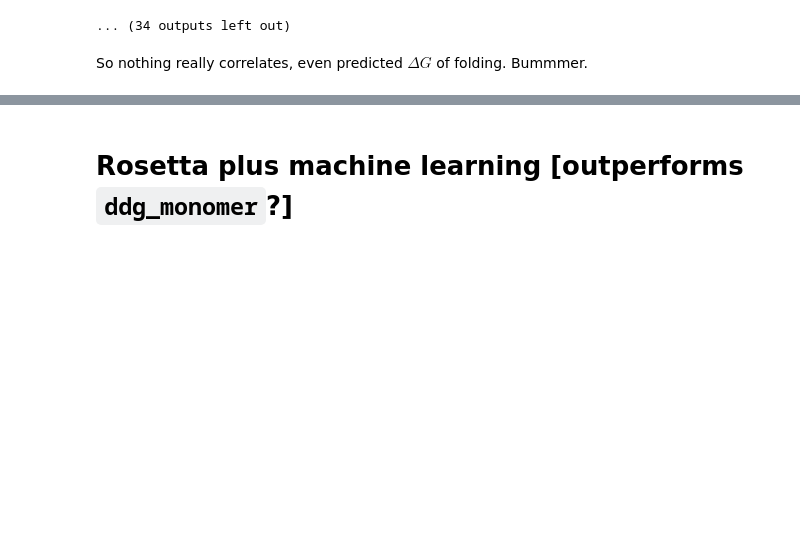
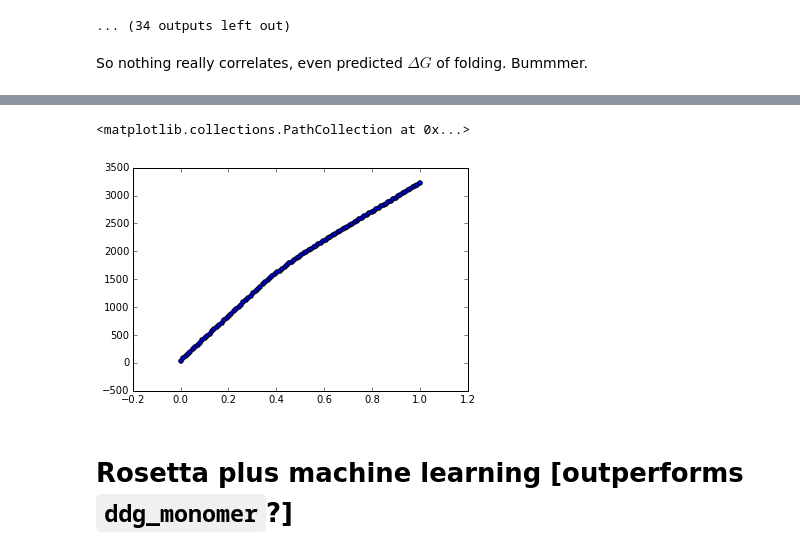
Before and after one commit to dacarlin/bagel-thermostability, a Jupyter notebook: bagel-thermostability.ipynb, the cells around one changed output, grey strips where cells are left out. Cells and saved outputs as stored; diff of their text form; code cells hidden in the pictures; blank space fills up the shorter version.

```diff
--- a/bagel-thermostability.ipynb
+++ b/bagel-thermostability.ipynb
@@ -287,3 +346,58 @@ So nothing really correlates, even predicted $\Delta G$ of folding. Bummmer.
+# %%
+preds = []
+actuals = []
+
+
+from numpy import linspace
+
+xx = []
+yy = []
+
+for i in linspace( 0, 1, 100 ):
+
+    binsize = 1
+    temp_bin_size = i
+
+    for name, row in joined.iterrows():
+
+        # classifier, how did we do?
+        # -1 is less stable, 0 is like WT, 1 is more stable
+
+        # preds
+        if -binsize <= row.total <= binsize:
+            pred = 0
+        elif row.total < -binsize:
+            pred = -1
+        elif row.total > binsize:
+            pred = 1
+
+        # actuals
+        # preds
+        if -temp_bin_size <= row.delta_tm <= temp_bin_size:
+            actual = 0
+        elif row.delta_tm < -temp_bin_size:
+            actual = -1
+        elif row.delta_tm > temp_bin_size:
+            actual = 1
+
+        preds.append( pred )
+        actuals.append( actual )
+
+    correct = []
+
+    for ( pred, actual ) in zip( preds, actuals ):
+        if pred == actual:
+            correct.append( 1 )
+        else:
+            correct.append( 0 )
+
+    xx.append( i )
+    yy.append( sum( correct ) )
+
+plt.scatter( xx, yy )
+# %% [output]
+<matplotlib.collections.PathCollection at 0x...>
+[figure, added]
 # %% [markdown]
 # Rosetta plus machine learning [outperforms `ddg_monomer`?]
 # %% [markdown]
```
Also changed, not shown: parts of 12 cells of this notebook, 1 other file.
